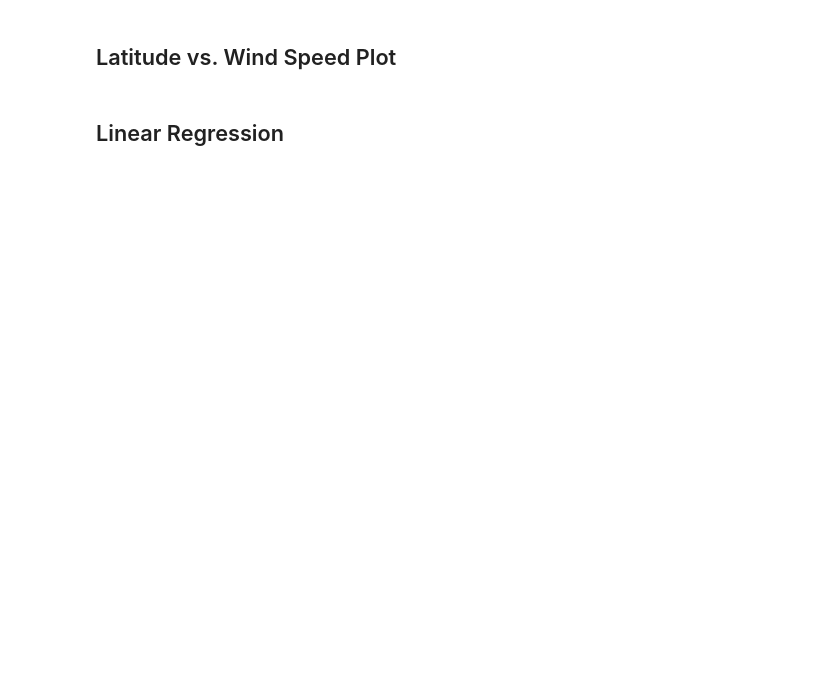
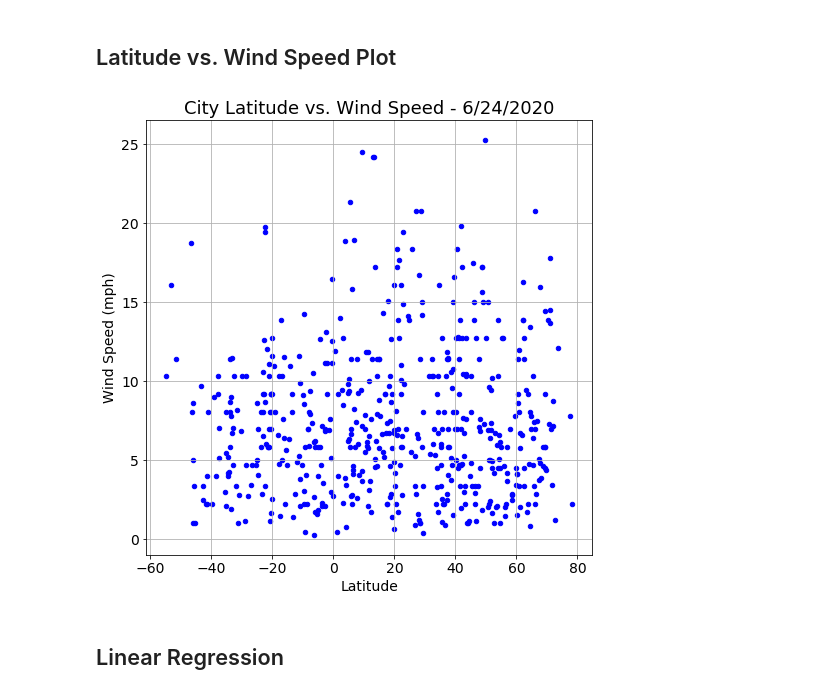
Before and after one commit to jeremyhamley/python-api-challenge, a Jupyter notebook: WeatherPy/WeatherPy.ipynb, the cells around one changed output. Saved outputs shown, nothing was run; the diff lists cells and outputs as text; code cells hidden in the pictures; blank space fills up the shorter version.

```diff
--- a/WeatherPy/WeatherPy.ipynb
+++ b/WeatherPy/WeatherPy.ipynb
@@ -199,5 +222,18 @@ plt.show()
 # %% [markdown]
 ## Latitude vs. Wind Speed Plot
+# %%
+lat_v_wind_df = pd.DataFrame({"Latitude": clean_city_weather_data_df["Latitude"],
+                              "Wind Speed (mph)": clean_city_weather_data_df["Wind Speed (mph)"],
+                             })
+
+lat_v_wind_chart = lat_v_wind_df.plot(kind="scatter", x="Latitude", y="Wind Speed (mph)", c="blue", grid=True,figsize=(8,8), fontsize=14)
+lat_v_wind_chart.set_title("City Latitude vs. Wind Speed - 6/24/2020",fontsize=18 )
+lat_v_wind_chart.set_xlabel("Latitude",fontsize=14 )
+lat_v_wind_chart.set_ylabel("Wind Speed (mph)",fontsize=14 )
+plt.savefig("output_data/City Latitude vs. Wind Speed.png")
+plt.show()
+# %% [output]
+[figure, added]
 # %% [markdown]
 ## Linear Regression
 # %%
```
Also changed, not shown: parts of 13 cells of this notebook, 4 other files.
